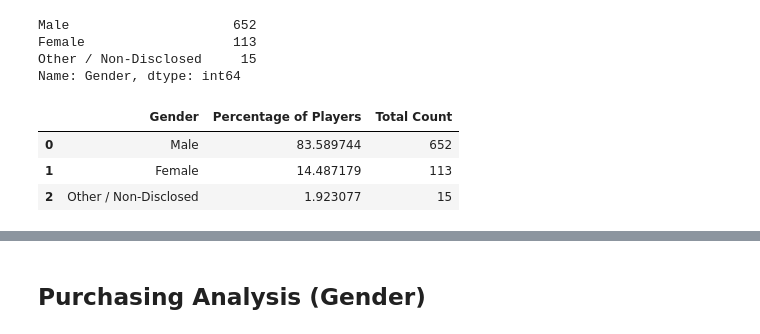
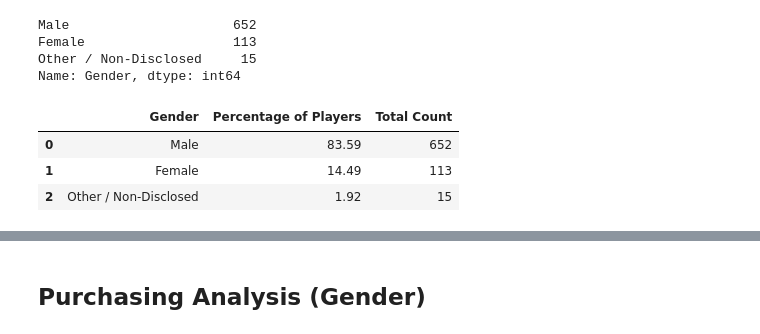
Before and after one commit to xarkl/UCI-Data-Analytics, a Jupyter notebook: Homework4/HeroesOfPymoli_starter.ipynb, the cells around one changed output, grey strips where cells are left out. Cells and saved outputs as stored; diff of their text form; code cells hidden in the pictures.

```diff
--- a/Homework4/HeroesOfPymoli_starter.ipynb
+++ b/Homework4/HeroesOfPymoli_starter.ipynb
@@ -118,12 +119,14 @@ male_pct = (Male / (Male + Female + Other)) * 100
 female_pct = (Female / (Male + Female + Other)) * 100
 other_pct = (Other / (Male + Female + Other)) * 100
 # %%
+# Put in into a data frame
 gender_df = pd.DataFrame({"Gender":["Male", "Female", "Other / Non-Disclosed"],
                          "Percentage of Players":[male_pct, female_pct, other_pct],
                          "Total Count": [Male, Female, Other]})
+gender_df["Percentage of Players"] = gender_df["Percentage of Players"].map("{:.2f}".format)
 gender_df
 # %% [output]
 |  | Gender | Percentage of Players | Total Count |
-| 0 | Male | 83.589744 | 652 |
-| 1 | Female | 14.487179 | 113 |
-| 2 | Other / Non-Disclosed | 1.923077 | 15 |
+| 0 | Male | 83.59 | 652 |
+| 1 | Female | 14.49 | 113 |
+| 2 | Other / Non-Disclosed | 1.92 | 15 |
```
Also changed, not shown: parts of 16 cells of this notebook.
